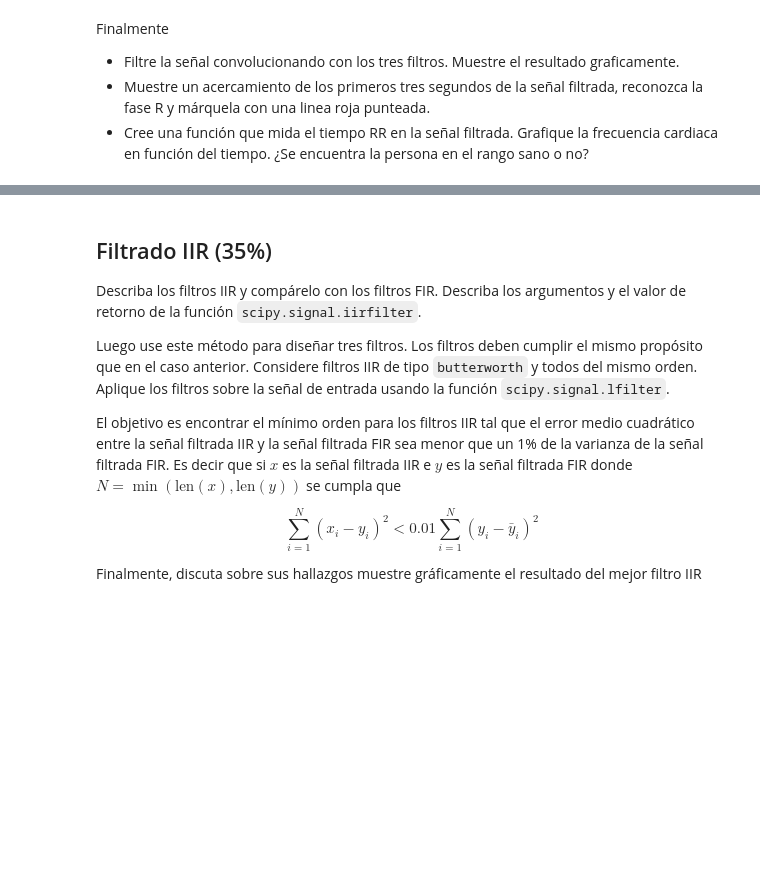
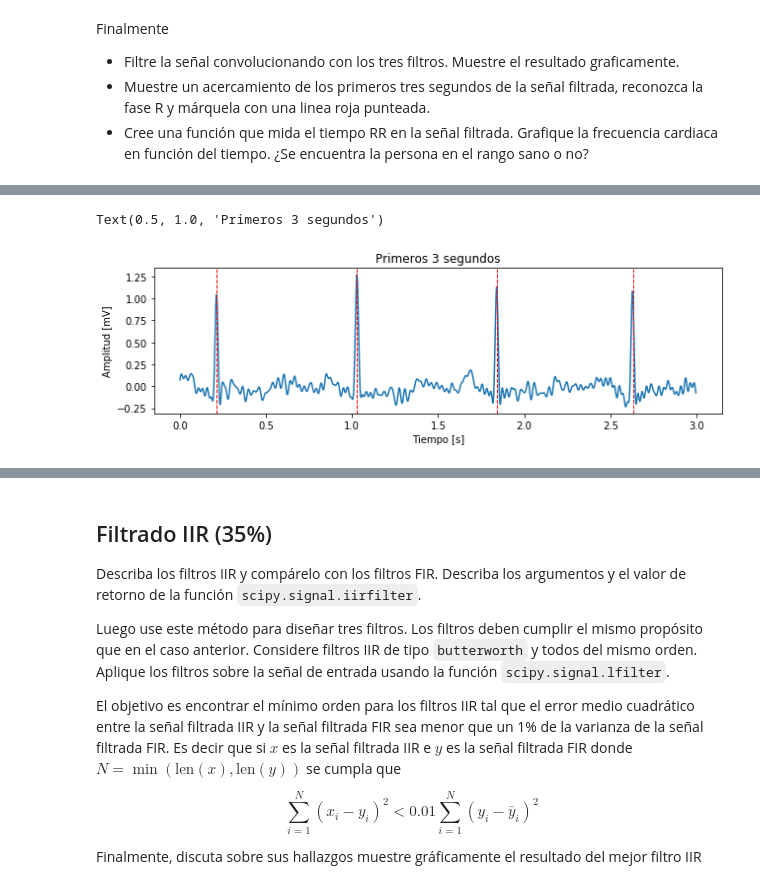
Before and after one commit to ehopperdietzel/Filtrado-De-Senales, a Jupyter notebook: tarea2_info183.ipynb, the cells around one changed output, grey strips where cells are left out. Saved outputs shown, nothing was run; the diff lists cells and outputs as text; code cells hidden in the pictures; blank space fills up the shorter version.

```diff
--- a/tarea2_info183.ipynb
+++ b/tarea2_info183.ipynb
@@ -340,0 +328,22 @@ graficaSeñal(dataFiltrada,Fs,360*3)
+# %%
+# Obtiene los índices de todos los máximos R
+RIndexes = np.empty(0)
+for i in range(1,len(dataFiltrada)-1):
+    if dataFiltrada[i] > 0.8 and dataFiltrada[i-1] < dataFiltrada[i] and dataFiltrada[i+1] < dataFiltrada[i]:
+        RIndexes = np.append(RIndexes,i)
+
+# Gráfico
+time = np.arange(360*3)/Fs
+fig, ax = plt.subplots(figsize=(9, 3), tight_layout=True)
+ax.plot(time, dataFiltrada[:360*3])
+
+# Lineas punteadas
+for R in RIndexes[:4]:
+    ax.axvline(x=R/Fs,color='r',linestyle='--',linewidth=1)
+
+ax.set_xlabel('Tiempo [s]')
+ax.set_ylabel('Amplitud [mV]');
+ax.set_title("Primeros 3 segundos")
+# %% [output]
+Text(0.5, 1.0, 'Primeros 3 segundos')
+[figure, added]
```
Also changed, not shown: parts of 24 cells of this notebook.
